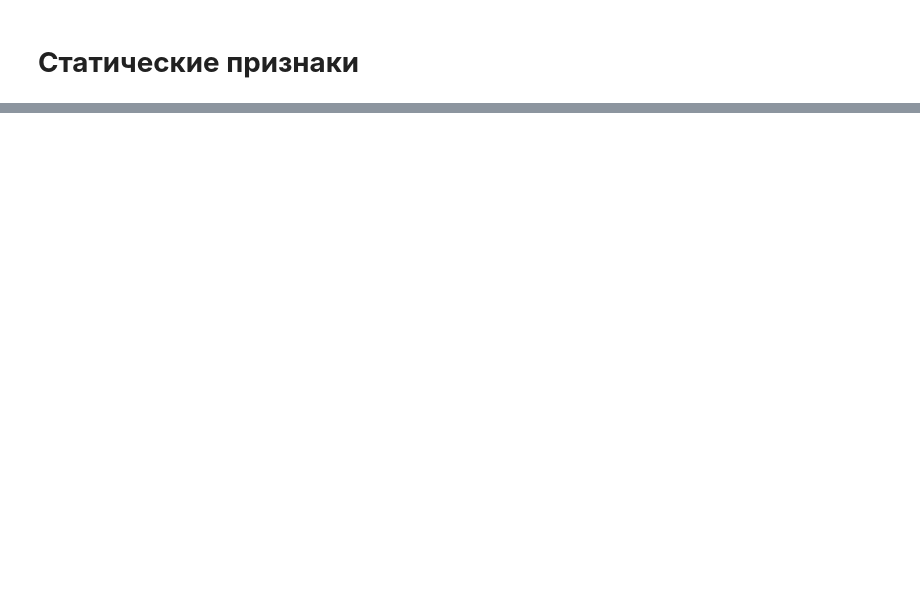
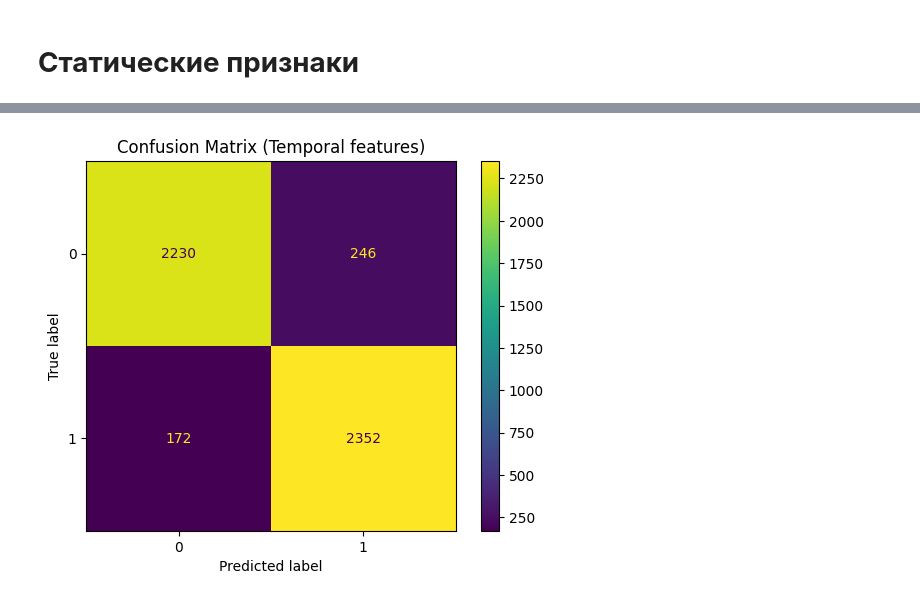
Before and after one commit to answerIII/GraphTheory2022-2023, a Jupyter notebook: main.ipynb, the cells around one changed output, grey strips where cells are left out. Saved outputs shown, nothing was run; the diff lists cells and outputs as text; code cells hidden in the pictures; blank space fills up the shorter version.

```diff
--- a/main.ipynb
+++ b/main.ipynb
@@ -530,0 +603,8 @@ print(metrics.accuracy_score(y_temp_test_labels, y_pred_temp))
+# %%
+cm_temp = confusion_matrix(y_temp_test_labels, y_pred_temp, labels=temp_model.classes_)
+disp_t = ConfusionMatrixDisplay(confusion_matrix=cm_temp, display_labels=temp_model.classes_)
+disp_t.plot()
+disp_t.ax_.set_title('Confusion Matrix (Temporal features)')
+plt.show()
+# %% [output]
+[figure, added]
```
Also changed, not shown: parts of 39 cells of this notebook.
